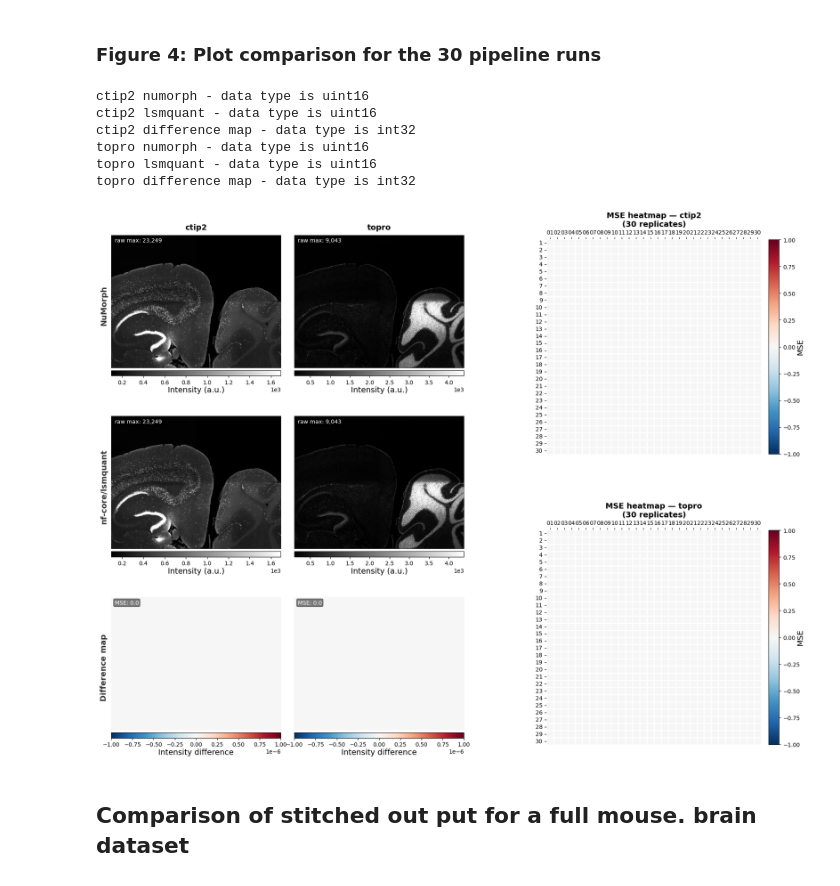
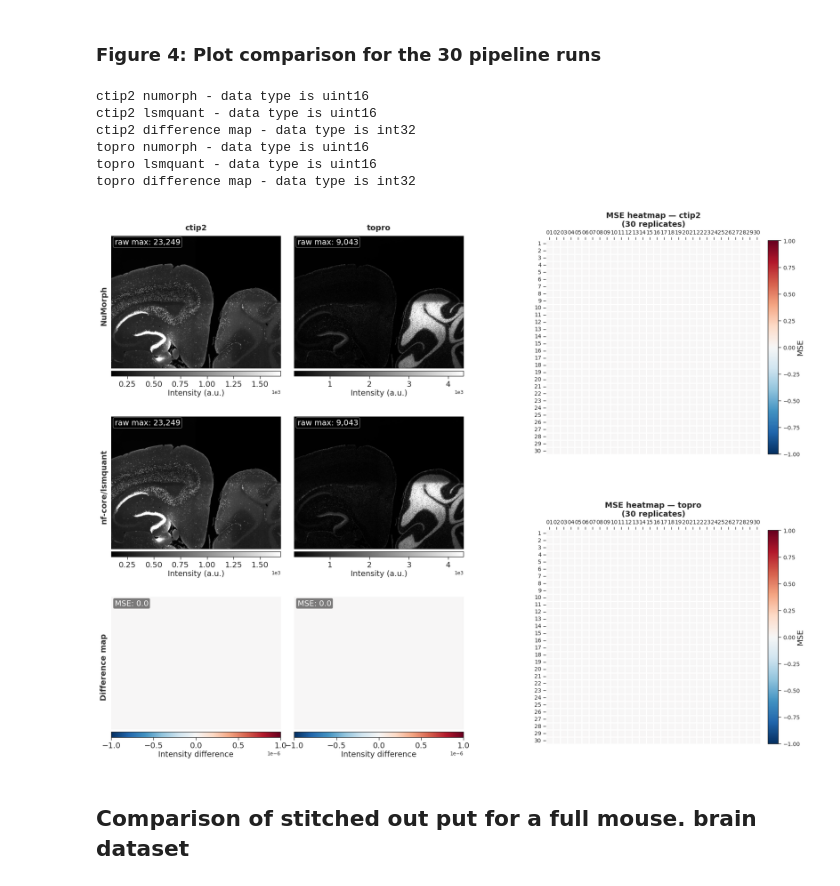
Before and after one commit to CaroAMN/rescue_orphan_code_results, a Jupyter notebook: functional_equivalence_testing/output_comparison.ipynb, the cells around one changed output. Cells and saved outputs as stored; diff of their text form; code cells hidden in the pictures.

Commit message:
plot svg, rename figures

```diff
--- a/functional_equivalence_testing/output_comparison.ipynb
+++ b/functional_equivalence_testing/output_comparison.ipynb
@@ -109,7 +110,7 @@ style for plots:
 LABEL_FONTSIZE  = 14   # channel row labels
 TITLE_FONTSIZE  = 14   # column/panel titles
 CBAR_FONTSIZE   = 14    # colorbar labels
-ANNOT_FONTSIZE  = 10    # in-image annotations
+ANNOT_FONTSIZE  = 14    # in-image annotations
 SUPTITLE_COLOR  = "#222222"
 LABEL_COLOR     = "#333333"
 # %% [markdown]
@@ -263,6 +264,14 @@ channels = [
         "mse_df":  mse_df_C2,
     },
 ]
+
+# --- SVG settings ------------------------------------------
+new_rc_params = {"text.usetex": False, "svg.fonttype": "none"}
+plt.rcParams.update(new_rc_params)
+sns.set_context("paper")
+sns.set_style("white", {"xtick.bottom": True, "ytick.left": True})
+locale.setlocale(locale.LC_ALL, "en_US.UTF-8")
+plt.rcParams["axes.formatter.use_locale"] = True
 
 # --- shared vmin/vmax per channel ---------------------------------------------------- #
 # get the percentile stretch for numorph image
@@ -395,37 +404,40 @@ for hm_idx, ch in enumerate(channels):
     im_hm, cbar_hm = heatmap(
         data,
         row_labels=df.index,
         col_labels=df.columns,
         ax=ax_hm,
         cmap="RdBu_r",
         vmin=-hm_abs_max,
         vmax=hm_abs_max,
         cbarlabel="MSE",
         cbar_kw={"fraction": 0.046, "pad": 0.03},
     )
-    cbar_hm.ax.tick_params(labelsize=ANNOT_FONTSIZE)
+    cbar_hm.ax.tick_params(labelsize=10)
     cbar_hm.ax.yaxis.label.set_fontsize(CBAR_FONTSIZE)
     cbar_hm.ax.yaxis.get_offset_text().set_visible(False)
     cbar_hm.formatter.set_powerlimits((0, 0))
     cbar_hm.update_ticks()
-    ax_hm.tick_params(axis="both", labelsize=ANNOT_FONTSIZE)
+    ax_hm.tick_params(axis="both", labelsize=10)
     ax_hm.set_title(
         f"MSE heatmap — {ch['name']}\n(30 replicates)",
         fontsize=TITLE_FONTSIZE, fontweight="bold", pad=6,
     )
 
 
-plt.savefig("./figures/Figure_4_stitch_comparison_test_dataset.png", dpi=300, bbox_inches="tight",
+plt.savefig("./figures/Figure_4_stitch_comparison_test_dataset.png", dpi=350, bbox_inches="tight",
             facecolor="white")
+plt.savefig("./figures/Figure_4_stitch_comparison_test_dataset.svg", dpi=350, bbox_inches="tight",
+            facecolor="white")
+
 plt.show()
 # %% [output]
 ctip2 numorph - data type is uint16
 ctip2 lsmquant - data type is uint16
 ctip2 difference map - data type is int32
 topro numorph - data type is uint16
 topro lsmquant - data type is uint16
 topro difference map - data type is int32
-[figure, old version]
+[figure, new version]
 # %% [markdown]
 ## Comparison of stitched out put for a full mouse. brain dataset
 # %%
```
Also changed, not shown: parts of 3 cells of this notebook, 15 other files.
